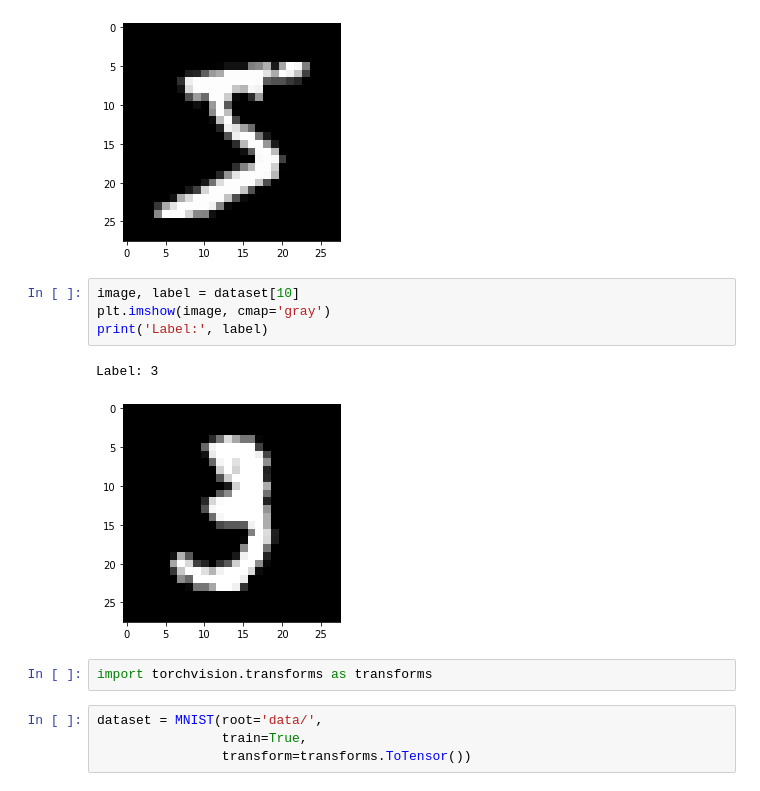
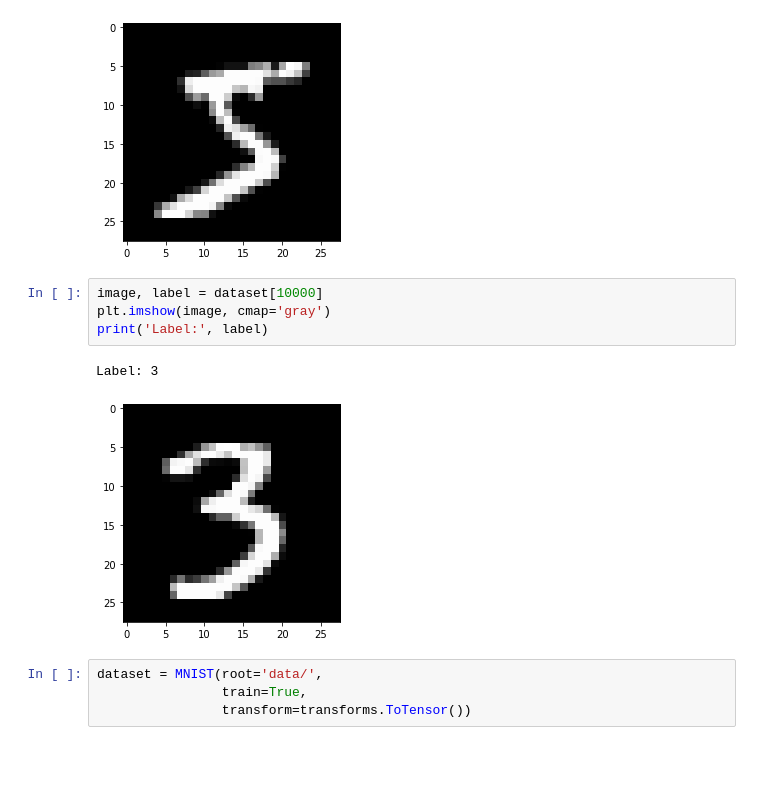
Before and after one commit to AHQJOHN/6-Bonus, a Jupyter notebook: Pytorch_2.ipynb, the cells around one changed output. Cells and saved outputs as stored; diff of their text form; blank space fills up the shorter version.

```diff
--- a/Pytorch_2.ipynb
+++ b/Pytorch_2.ipynb
@@ -41,14 +43,12 @@ print('Label:', label)
 Label: 5
 [figure]
 # %%
-image, label = dataset[10]
+image, label = dataset[10000]
 plt.imshow(image, cmap='gray')
 print('Label:', label)
 # %% [output]
 Label: 3
-[figure, old version]
+[figure, new version]
-# %%
-import torchvision.transforms as transforms
 # %%
 dataset = MNIST(root='data/',
                 train=True,
```
Also changed, not shown: parts of 25 cells of this notebook.
